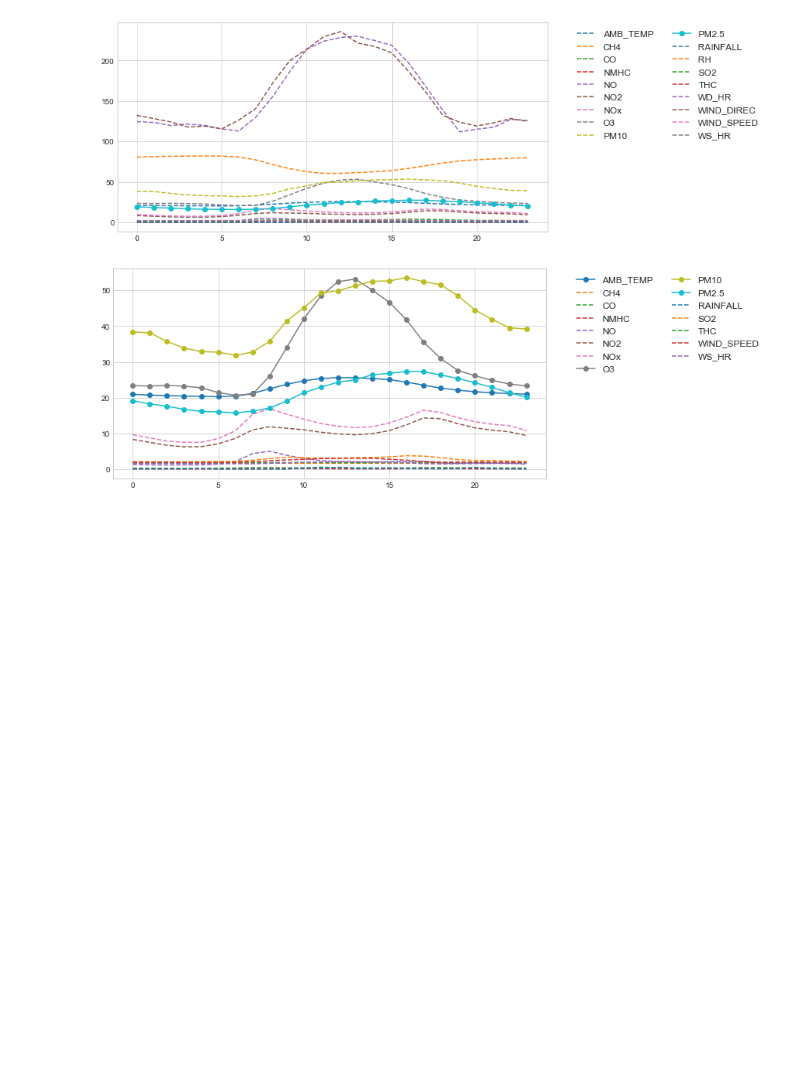
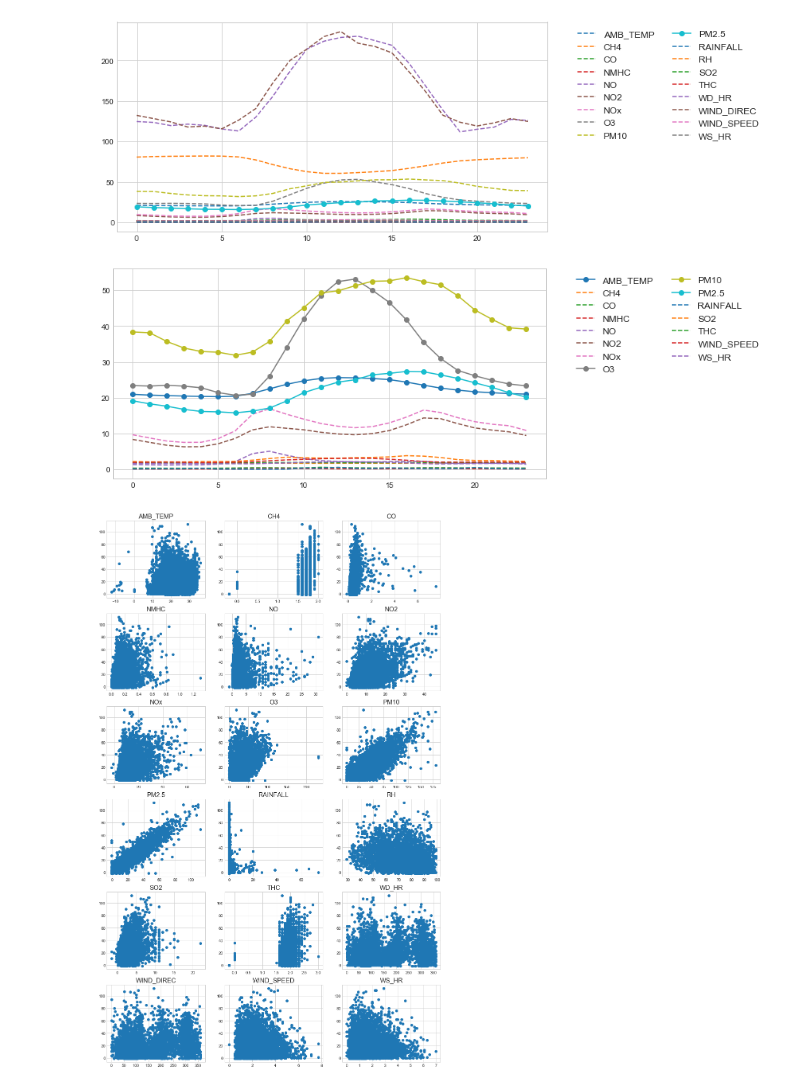
Before and after one commit to RichoHan/machine-learning, a Jupyter notebook: session-1-pm2.5-prediction/data-overview.ipynb, the cells around one changed output. Drawn from its saved outputs; the diff is of its cells as text; code cells hidden in the pictures; blank space fills up the shorter version.

```diff
--- a/session-1-pm2.5-prediction/data-overview.ipynb
+++ b/session-1-pm2.5-prediction/data-overview.ipynb
@@ -153,3 +154,29 @@ ax.legend(
 plt.show()
 # %% [output]
 [figure]
+# %%
+fig, axes = plt.subplots(nrows=6, ncols=3, figsize=(15, 25))
+
+outcome = training_data[training_data['測項'] == 'PM2.5'].loc[:, '1':'23'].apply(pd.to_numeric)
+y = pd.Series()
+for hour in outcome:
+    y = y.append(outcome[hour].map(lambda elem: elem), ignore_index=True)
+
+features = training_data['測項'].unique()
+for idx, feature in enumerate(features):
+    values = training_data[training_data['測項'] == feature].loc[:, '0':'22']
+    if feature == 'RAINFALL':
+        values = values.replace('NR', '0')
+    values = values.apply(pd.to_numeric)
+
+    x = pd.Series()
+    for hour in values:
+        x = x.append(values[hour].map(lambda elem: elem), ignore_index=True)
+    axes[int(idx/3)][idx%3].set_title(
+        feature,
+        {'fontsize': 16}
+    )
+    axes[int(idx/3)][idx%3].plot(x, y, 'o')
+plt.show()
+# %% [output]
+[figure, added]
```
Also changed, not shown: parts of 1 cell of this notebook.
